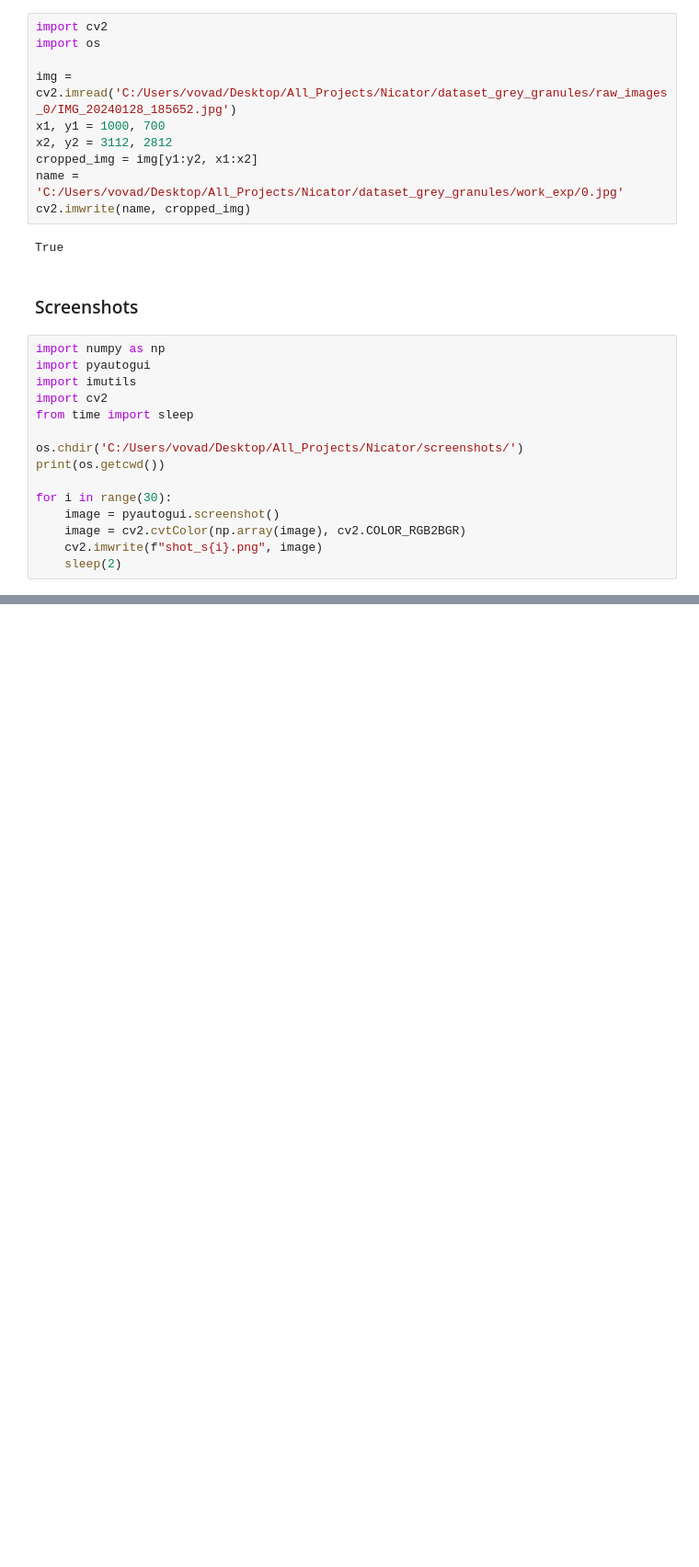
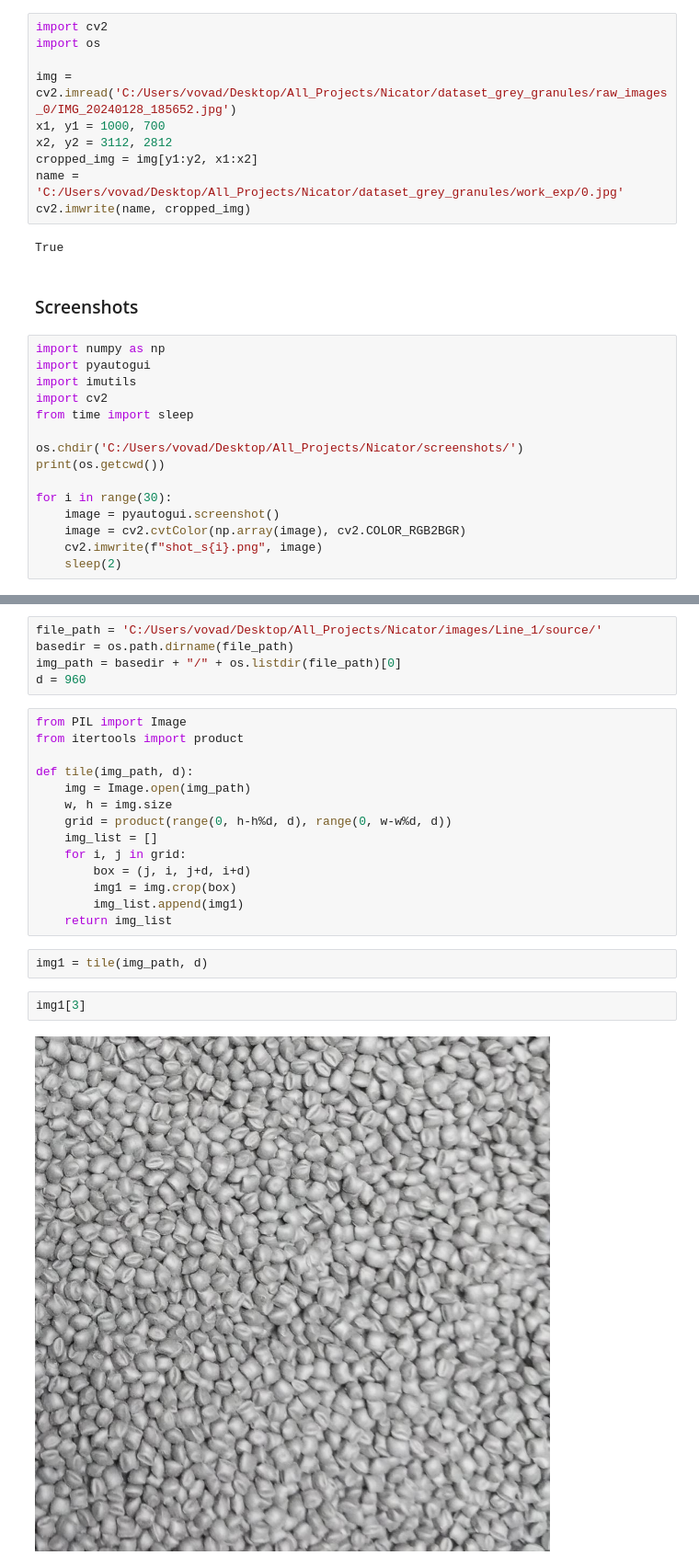
Before and after one commit to DneprDVA/Nicator, a Jupyter notebook: help_functions.ipynb, the cells around one changed output, grey strips where cells are left out. Shown at 92% size. Saved outputs shown, nothing was run; the diff lists cells and outputs as text; blank space fills up the shorter version.

```diff
--- a/help_functions.ipynb
+++ b/help_functions.ipynb
@@ -298,0 +307,25 @@ for i in range(30):
+# %%
+file_path = 'C:/Users/vovad/Desktop/All_Projects/Nicator/images/Line_1/source/'
+basedir = os.path.dirname(file_path)
+img_path = basedir + "/" + os.listdir(file_path)[0]
+d = 960
+# %%
+from PIL import Image
+from itertools import product
+
+def tile(img_path, d):
+    img = Image.open(img_path)
+    w, h = img.size
+    grid = product(range(0, h-h%d, d), range(0, w-w%d, d))
+    img_list = []
+    for i, j in grid:
+        box = (j, i, j+d, i+d)
+        img1 = img.crop(box)
+        img_list.append(img1)
+    return img_list
+# %%
+img1 = tile(img_path, d)
+# %%
+img1[3]
+# %% [output]
+[figure, added]
```
Also changed, not shown: parts of 1 cell of this notebook, 3 other files.
